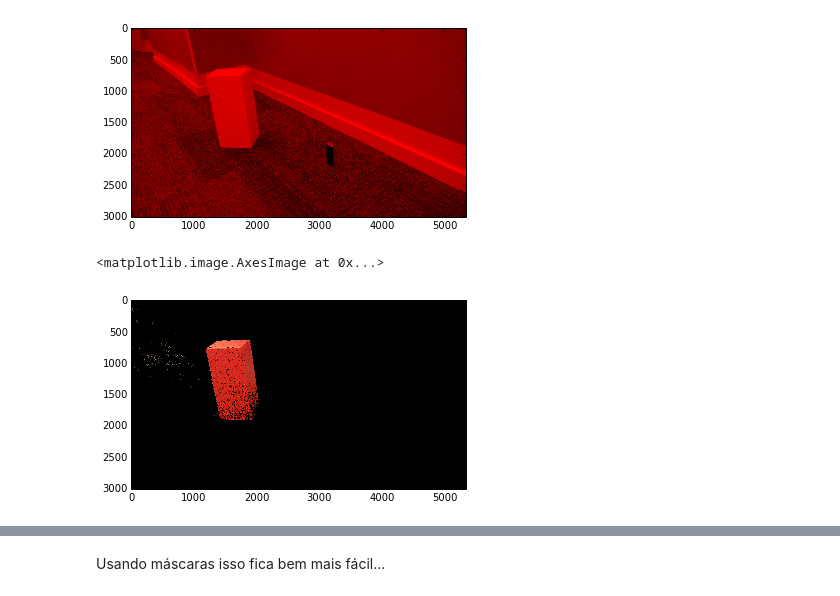
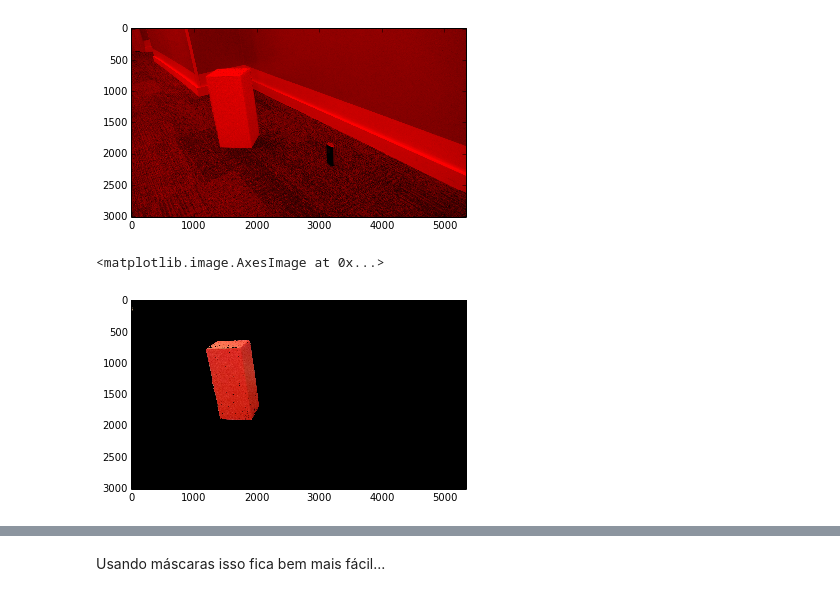
Before and after one commit to pedrocunial/robotica16, a Jupyter notebook: visao1/Untitled.ipynb, the cells around one changed output, grey strips where cells are left out. Cells and saved outputs as stored; diff of their text form; code cells hidden in the pictures.

```diff
--- a/visao1/Untitled.ipynb
+++ b/visao1/Untitled.ipynb
@@ -242,16 +242,16 @@ plt.imshow(hall_new)
 <matplotlib.image.AxesImage at 0x...>
 [figure]
 # %%
-red = ([150, 30, 0], [255, 140, 120])
+red = ([150, 20, 0], [255, 140, 100])
 
 lower = np.array(red[0], dtype = "uint8")
 upper = np.array(red[1], dtype = "uint8")
 
 mask = cv2.inRange(hall, lower, upper)
 output = cv2.bitwise_and(hall, hall, mask = mask)
 
 red_image = output
 plt.imshow(red_image)
 # %% [output]
 <matplotlib.image.AxesImage at 0x...>
-[figure, old version]
+[figure, new version]
```
Also changed, not shown: parts of 1 cell of this notebook.
